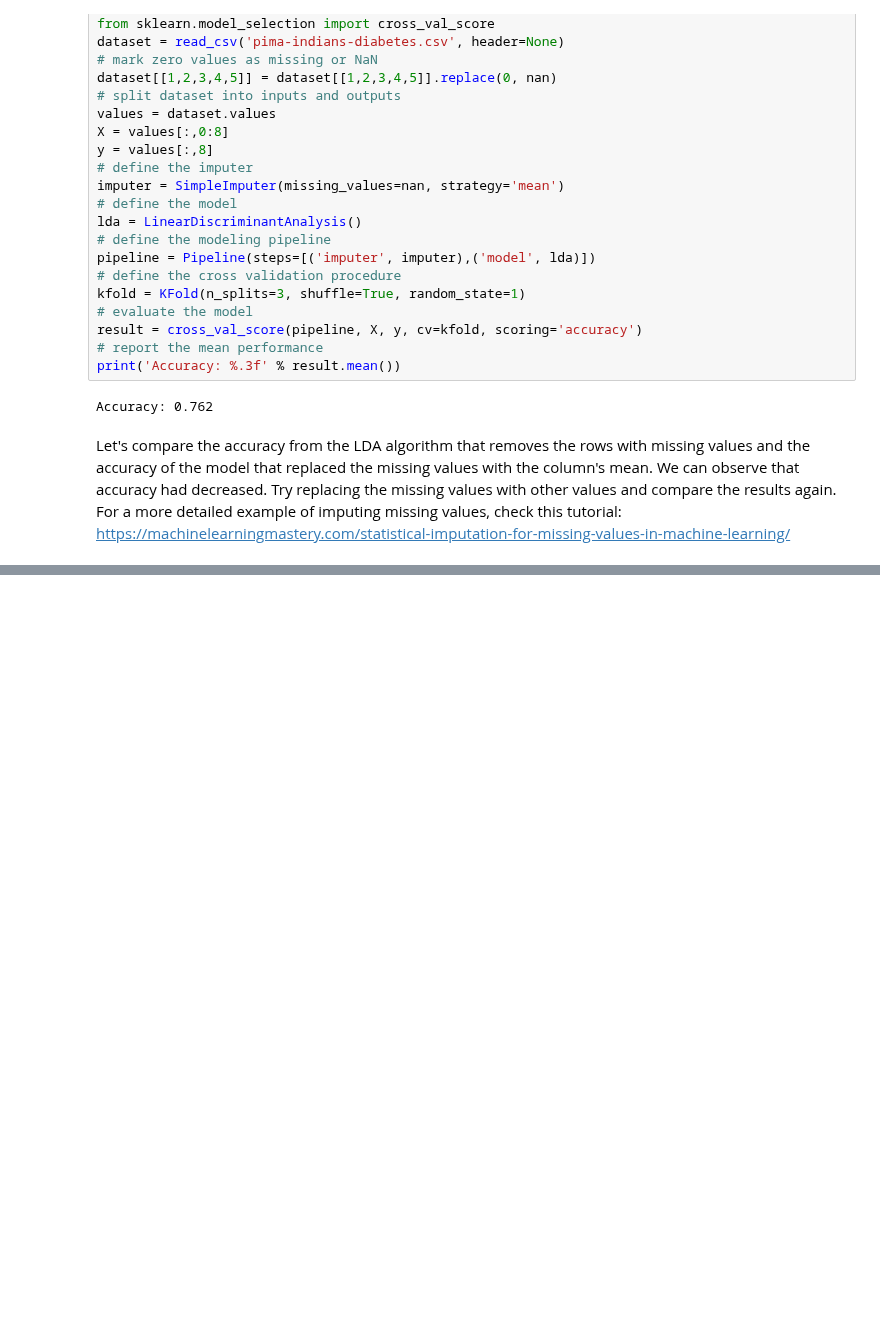
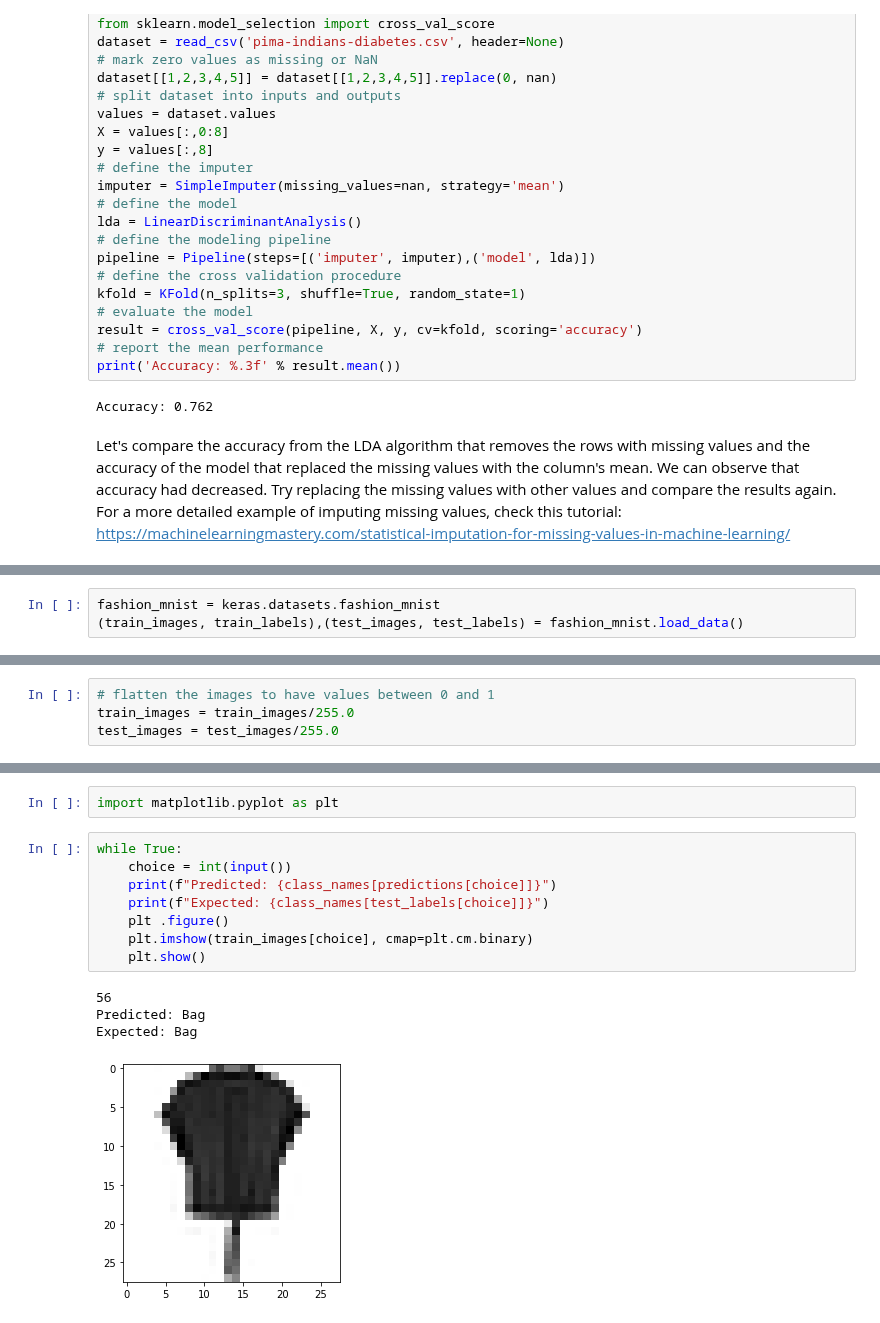
Before and after one commit to DoraTheodora/MachineLearning-Tutorial, a Jupyter notebook: CA2-Data Preprocessing and Algorithms.ipynb, the cells around one changed output, grey strips where cells are left out. Cells and saved outputs as stored; diff of their text form; blank space fills up the shorter version.

```diff
--- a/CA2-Data Preprocessing and Algorithms.ipynb
+++ b/CA2-Data Preprocessing and Algorithms.ipynb
@@ -280,0 +437,3 @@ Try replacing the missing values with other values and compare the results again
+# %%
+fashion_mnist = keras.datasets.fashion_mnist
+(train_images, train_labels),(test_images, test_labels) = fashion_mnist.load_data()
@@ -280,0 +443,4 @@ Try replacing the missing values with other values and compare the results again
+# %%
+# flatten the images to have values between 0 and 1
+train_images = train_images/255.0
+test_images = test_images/255.0
@@ -281 +502,16 @@ Try replacing the missing values with other values and compare the results again
+# %%
+import matplotlib.pyplot as plt
+# %%
+while True:
+    choice = int(input())
+    print(f"Predicted: {class_names[predictions[choice]]}")
+    print(f"Expected: {class_names[test_labels[choice]]}")
+    plt .figure()
+    plt.imshow(train_images[choice], cmap=plt.cm.binary)
+    plt.show()
+# %% [output]
+56
+Predicted: Bag
+Expected: Bag
+[figure, added]
 # %% [markdown]
```
Also changed, not shown: parts of 33 cells of this notebook.
